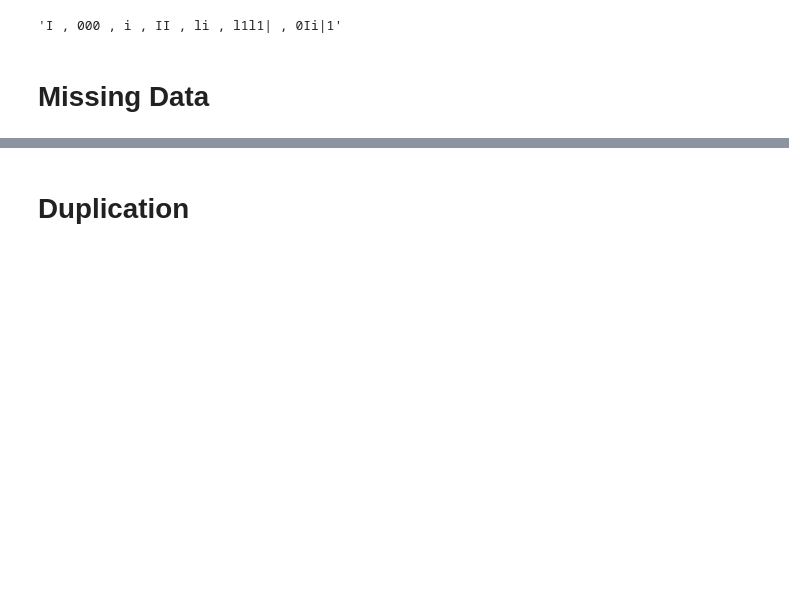
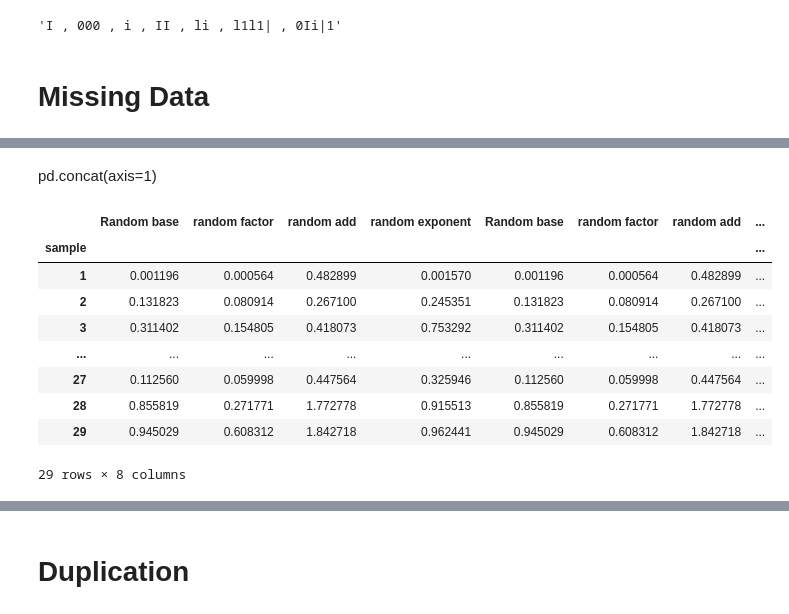
Before and after one commit to IgaMeddie/Data_cleaning, a Jupyter notebook: learnt 05-03.ipynb, the cells around one changed output, grey strips where cells are left out. Drawn from its saved outputs; the diff is of its cells as text; code cells hidden in the pictures; blank space fills up the shorter version.

```diff
--- a/learnt 05-03.ipynb
+++ b/learnt 05-03.ipynb
@@ -223 +341,18 @@ cleanedDF['C'] = cleanedDF['c'].fillna(cleanedDF['c'].mean())
+# %% [markdown]
+pd.concat(axis=1)
+# %%
+# horizontal concatenate along columns. Harder to get fooled here due to the different visual.
+# But... How do we distinguish and access one table's columns from another?
+pd.concat([df6, df6], axis=1)
+# %% [output]
+|  | Random base | random factor | random add | random exponent | Random base | random factor | random add | ... |
+| sample |  |  |  |  |  |  |  | ... |
+| 1 | 0.001196 | 0.000564 | 0.482899 | 0.001570 | 0.001196 | 0.000564 | 0.482899 | ... |
+| 2 | 0.131823 | 0.080914 | 0.267100 | 0.245351 | 0.131823 | 0.080914 | 0.267100 | ... |
+| 3 | 0.311402 | 0.154805 | 0.418073 | 0.753292 | 0.311402 | 0.154805 | 0.418073 | ... |
+| ... | ... | ... | ... | ... | ... | ... | ... | ... |
+| 27 | 0.112560 | 0.059998 | 0.447564 | 0.325946 | 0.112560 | 0.059998 | 0.447564 | ... |
+| 28 | 0.855819 | 0.271771 | 1.772778 | 0.915513 | 0.855819 | 0.271771 | 1.772778 | ... |
+| 29 | 0.945029 | 0.608312 | 1.842718 | 0.962441 | 0.945029 | 0.608312 | 1.842718 | ... |
+29 rows × 8 columns
 # %%
```
Also changed, not shown: parts of 30 cells of this notebook, 1 other file.
